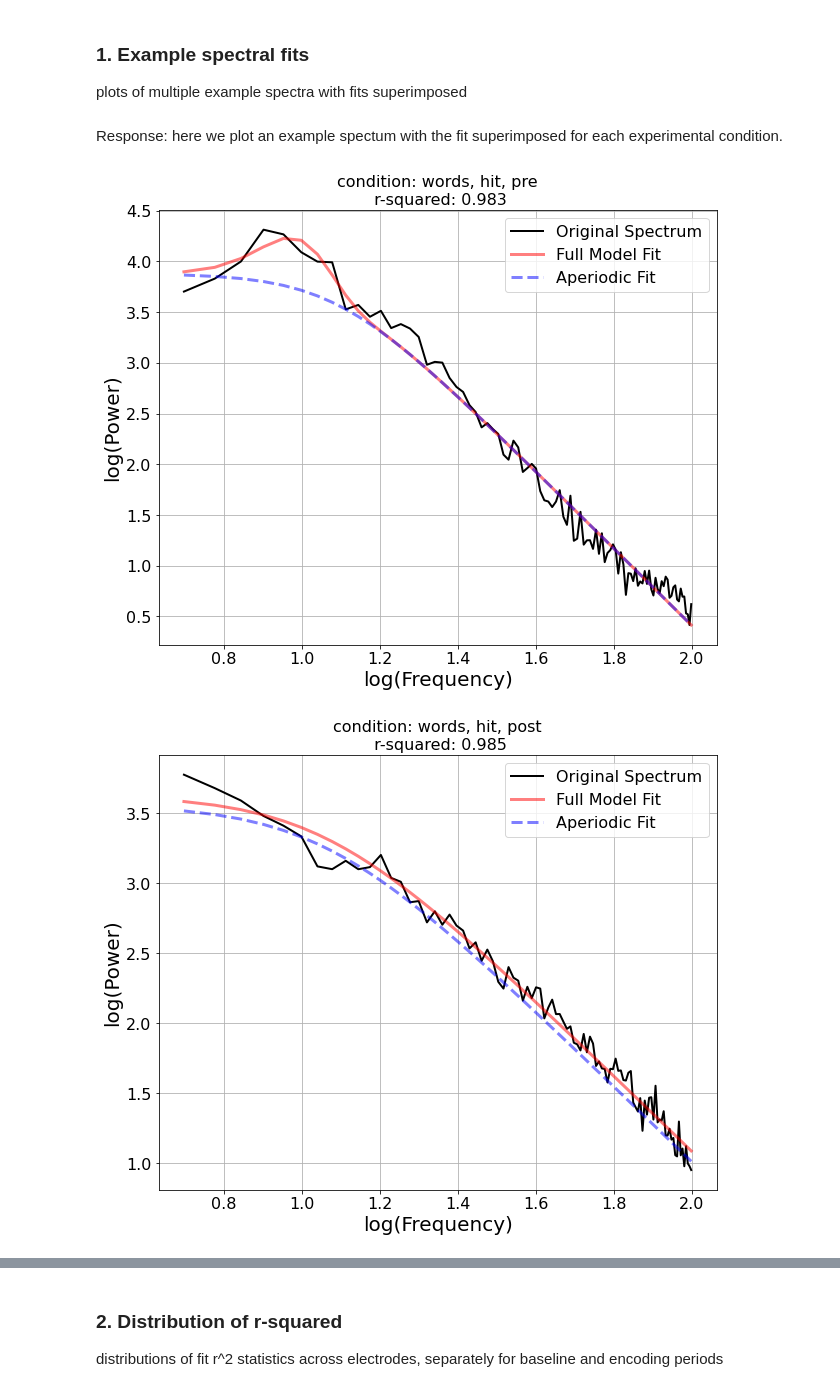
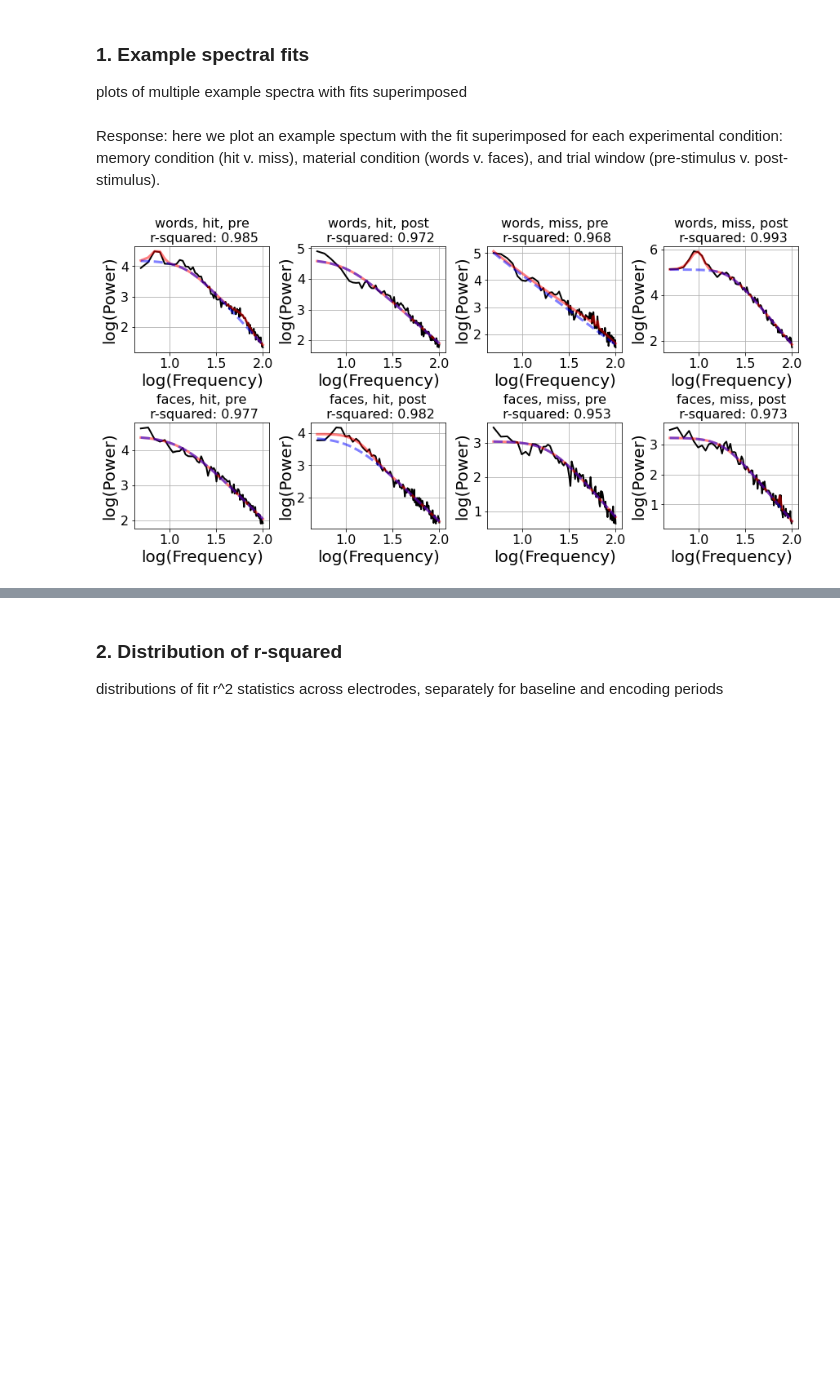
Before and after one commit to voytekresearch/oscillation_vs_exponent, a Jupyter notebook: notebooks/assess_model_fits.ipynb, the cells around one changed output, grey strips where cells are left out. Saved outputs shown, nothing was run; the diff lists cells and outputs as text; code cells hidden in the pictures; blank space fills up the shorter version.

Commit message:
update figure sizes

```diff
--- a/notebooks/assess_model_fits.ipynb
+++ b/notebooks/assess_model_fits.ipynb
@@ -88,28 +88,36 @@ df
 ### 1. Example spectral fits
 plots of multiple example spectra with fits superimposed
 # %% [markdown]
-Response: here we plot an example spectum with the fit superimposed for each experimental condition.
+Response: here we plot an example spectum with the fit superimposed for each experimental condition: memory condition (hit v. miss), material condition (words v. faces), and trial window (pre-stimulus v. post-stimulus).
 # %%
 # plot spectral model fit for a random channel for eah condition
+
+
+# create figure
+fig, axes = plt.subplots(2,4, figsize=[12, 6], constrained_layout=True)
+ii = 0
 
 # loop through all conditions
 for material in ['words','faces']:
     for memory in ['hit','miss']:
         for window in ['pre', 'post']:
 
                 # load spectral parameters for condition
                 params = FOOOFGroup()
                 params.load(f'{PROJECT_PATH}/data/ieeg_psd_param/psd_{material}_{memory}_{window}stim_params_knee')
 
                 # get model for random condition and compute adjusted r-squared
                 chan_idx = np.random.randint(len(params))
                 model = params.get_fooof(chan_idx)
                 r_squared = compute_adj_r2(params)[chan_idx]
 
                 # plot model fit
-                model.plot(plt_log=True)
-                ax = plt.gca()
-                ax.set_title(f"condition: {material}, {memory}, {window}\n r-squared: {r_squared:.3f}")
+                ax = np.ravel(axes)[ii]
+                model.plot(plt_log=True, ax=ax)
+                # ax = plt.gca()
+                # ax.set_title(f"{material}, {memory}, {window}-stim\n r-squared: {r_squared:.3f}")
+                ax.set_title(f"{material}, {memory}, {window}\n r-squared: {r_squared:.3f}")
+                ax.get_legend().remove()
+                ii += 1
 # %% [output]
-[figure, old version]
+[figure, new version]
-[figure, removed]
```
Also changed, not shown: parts of 7 cells of this notebook.
